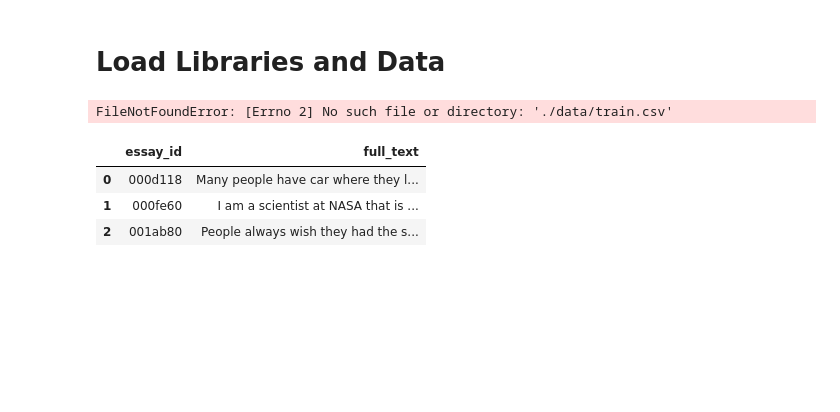
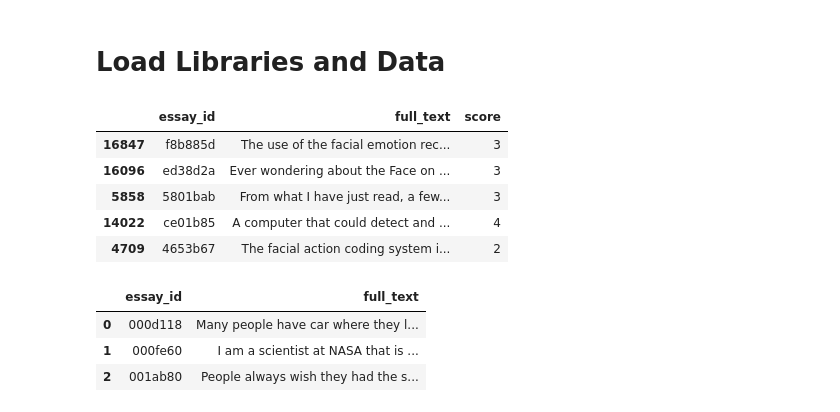
Before and after one commit to dagngyen/hcmus_23-24_automated-essay-scoring, a Jupyter notebook: references/references.ipynb, the cells around one changed output. Saved outputs shown, nothing was run; the diff lists cells and outputs as text; code cells hidden in the pictures; blank space fills up the shorter version.

```diff
--- a/references/references.ipynb
+++ b/references/references.ipynb
@@ -31,8 +31,13 @@ os.environ["CUDA_VISIBLE_DEVICES"]="0,1"
 import numpy as np, gc, re
 import pandas as pd
 # %%
-train = pd.read_csv('./data/train.csv')
+train = pd.read_csv('../learning-agency-lab-automated-essay-scoring-2/train.csv')
 train.sample(5)
 # %% [output]
-FileNotFoundError: [Errno 2] No such file or directory: './data/train.csv'
+|  | essay_id | full_text | score |
+| 16847 | f8b885d | The use of the facial emotion rec... | 3 |
+| 16096 | ed38d2a | Ever wondering about the Face on ... | 3 |
+| 5858 | 5801bab | From what I have just read, a few... | 3 |
+| 14022 | ce01b85 | A computer that could detect and ... | 4 |
+| 4709 | 4653b67 | The facial action coding system i... | 2 |
 # %%
```
Also changed, not shown: parts of 3 cells of this notebook, 8 other files.
